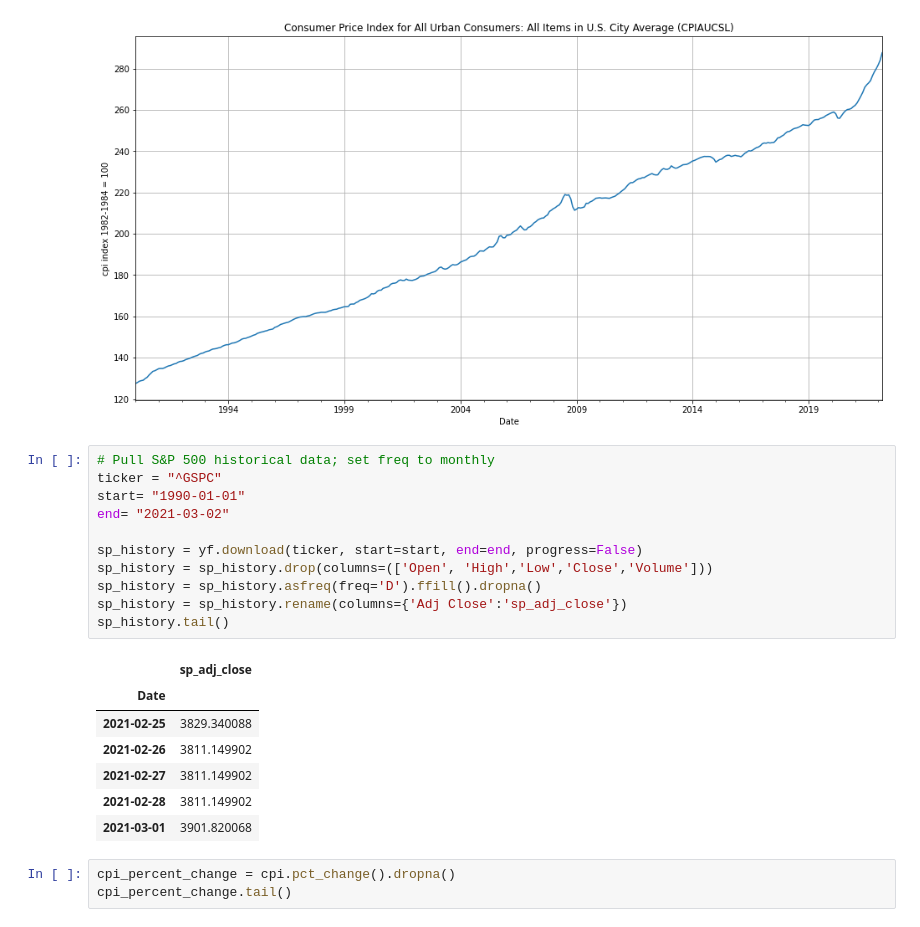
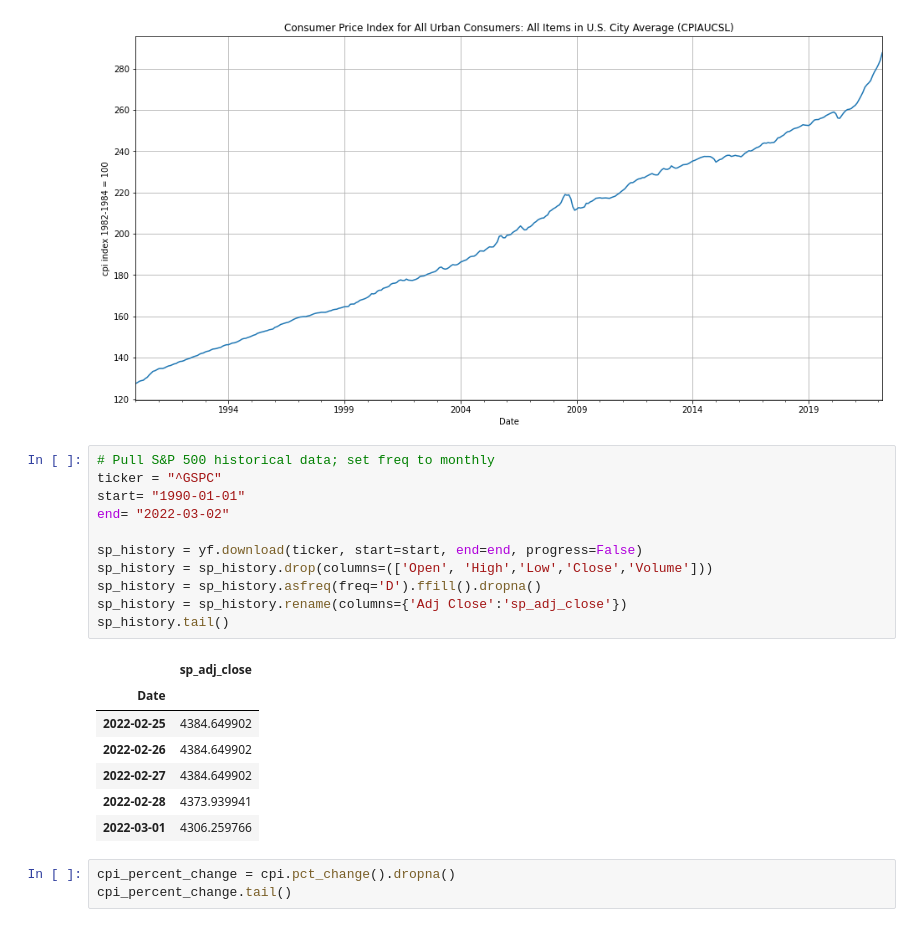
Before and after one commit to dbogatic/economic-indicators, a Jupyter notebook: cpi.ipynb, the cells around one changed output. Cells and saved outputs as stored; diff of their text form.

```diff
--- a/cpi.ipynb
+++ b/cpi.ipynb
@@ -31,22 +31,22 @@ cpi.plot(figsize=(16,8), title='Consumer Price Index for All Urban Consumers: Al
 # %%
 # Pull S&P 500 historical data; set freq to monthly
 ticker = "^GSPC"
 start= "1990-01-01"
-end= "2021-03-02"
+end= "2022-03-02"
 
 sp_history = yf.download(ticker, start=start, end=end, progress=False)
 sp_history = sp_history.drop(columns=(['Open', 'High','Low','Close','Volume']))
 sp_history = sp_history.asfreq(freq='D').ffill().dropna()
 sp_history = sp_history.rename(columns={'Adj Close':'sp_adj_close'})
 sp_history.tail()
 # %% [output]
 |  | sp_adj_close |
 | Date |  |
-| 2021-02-25 | 3829.340088 |
-| 2021-02-26 | 3811.149902 |
-| 2021-02-27 | 3811.149902 |
-| 2021-02-28 | 3811.149902 |
-| 2021-03-01 | 3901.820068 |
+| 2022-02-25 | 4384.649902 |
+| 2022-02-26 | 4384.649902 |
+| 2022-02-27 | 4384.649902 |
+| 2022-02-28 | 4373.939941 |
+| 2022-03-01 | 4306.259766 |
 # %%
 cpi_percent_change = cpi.pct_change().dropna()
 cpi_percent_change.tail()
```
Also changed, not shown: parts of 5 cells of this notebook.
